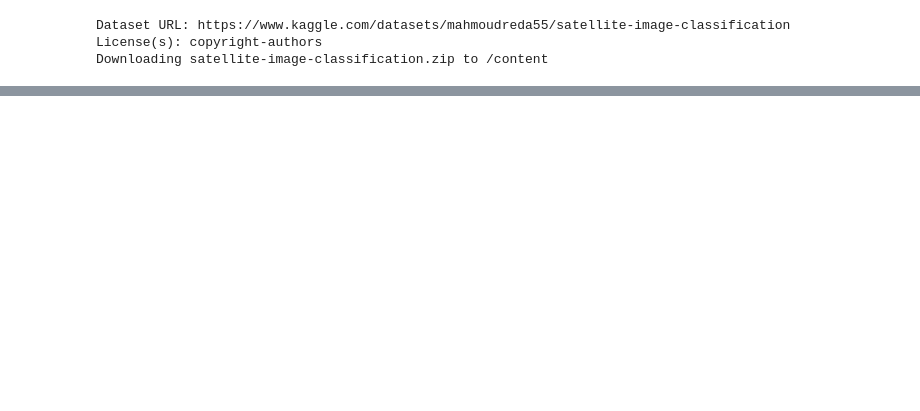
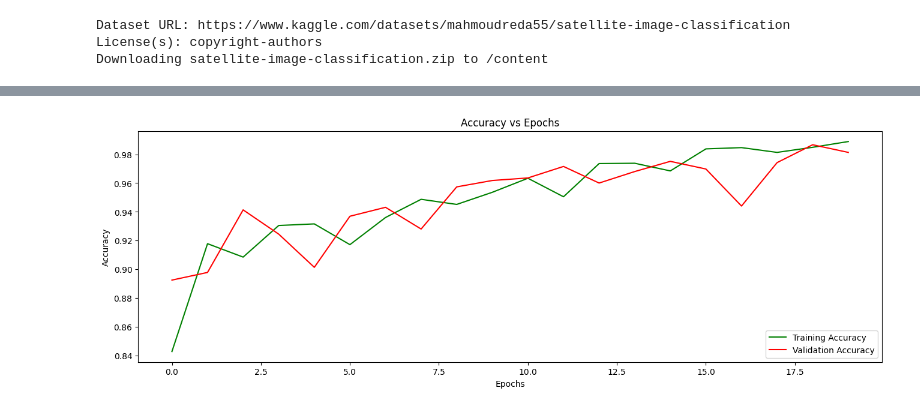
Before and after one commit to bassala/google_colab, a Jupyter notebook: classification_image_settellite.ipynb, the cells around one changed output, grey strips where cells are left out. Cells and saved outputs as stored; diff of their text form; code cells hidden in the pictures; blank space fills up the shorter version.

```diff
--- a/classification_image_settellite.ipynb
+++ b/classification_image_settellite.ipynb
@@ -24,0 +135,12 @@ Downloading satellite-image-classification.zip to /content
+# %%
+# Compiling the model
+model.compile(optimizer='adam',
+              loss=tf.keras.losses.SparseCategoricalCrossentropy(from_logits=True),
+              metrics=['accuracy'])
+# %%
+epochs = 20
+history = model.fit(
+    train,
+    validation_data=val,
+    epochs=epochs
+)
@@ -24,0 +190,18 @@ Downloading satellite-image-classification.zip to /content
+# %%
+# accuracy and loss
+accuracy = history.history['accuracy']
+val_accuracy = history.history['val_accuracy']
+loss = history.history['loss']
+val_loss = history.history['val_loss']
+epochs_range = range(epochs)
+
+plt.figure(figsize=(16, 5))
+plt.plot(epochs_range, accuracy, label='Training Accuracy', color='green')
+plt.plot(epochs_range, val_accuracy, label='Validation Accuracy', color='red')
+plt.legend(loc='lower right')
+plt.title('Accuracy vs Epochs')
+plt.ylabel('Accuracy')
+plt.xlabel('Epochs')
+plt.show()
+# %% [output]
+[figure, added]
```
Also changed, not shown: parts of 13 cells of this notebook.
